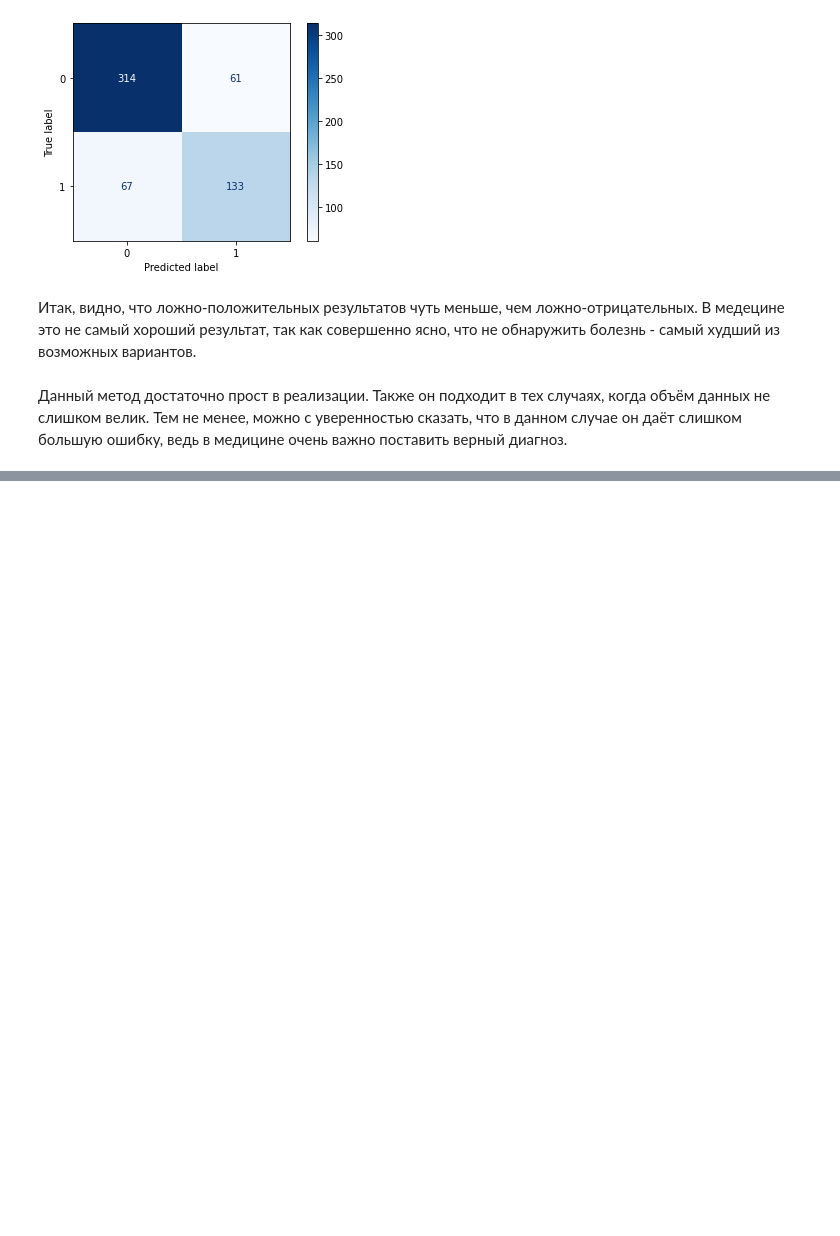
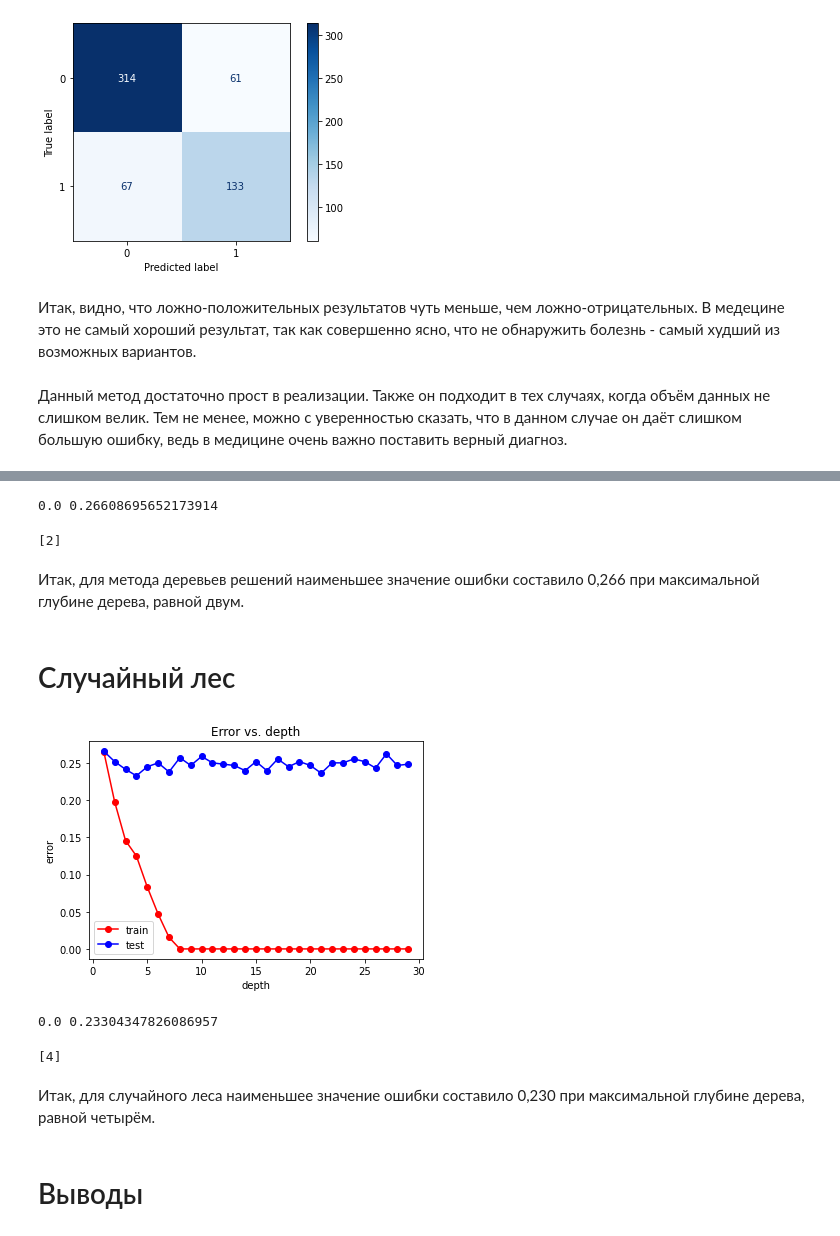
Before and after one commit to 381706LembrikovStepan/MachineLearning, a Jupyter notebook: Diabet_first_homework.ipynb, the cells around one changed output, grey strips where cells are left out. Cells and saved outputs as stored; diff of their text form; code cells hidden in the pictures; blank space fills up the shorter version.

```diff
--- a/Diabet_first_homework.ipynb
+++ b/Diabet_first_homework.ipynb
@@ -322,0 +464,54 @@ pass
+# %%
+min_train_err = np.min(train_err)
+min_test_err = np.min(test_err)
+print(min_train_err, min_test_err)
+# %% [output]
+0.0 0.26608695652173914
+# %%
+dep_opt = depth[test_err == min_test_err]
+print(dep_opt)
+# %% [output]
+[2]
+# %% [markdown]
+Итак, для метода деревьев решений наименьшее значение ошибки составило 0,266 при максимальной глубине дерева, равной двум.
+# %% [markdown]
+# Случайный лес
+# %%
+from sklearn.ensemble import RandomForestClassifier
+
+depth = np.arange(1, 30)
+test_err = []
+train_err = []
+for dep in depth:
+    rand_forest_model = RandomForestClassifier(max_depth = dep)
+    rand_forest_model.fit(X_train, y_train)
+
+    y_train_pred = rand_forest_model.predict(X_train)
+    y_test_pred = rand_forest_model.predict(X_test)
+    train_err.append(np.mean(y_train != y_train_pred))
+    test_err.append(np.mean(y_test != y_test_pred))
+# %%
+plt.plot(hidden_layer, train_err, 'r-o', label = 'train')
+plt.plot(hidden_layer, test_err, 'b-o', label = 'test')
+plt.title('Error vs. depth')
+plt.xlabel('depth')
+plt.ylabel('error')
+plt.legend()
+pass
+# %% [output]
+[figure, added]
+# %%
+min_train_err = np.min(train_err)
+min_test_err = np.min(test_err)
+print(min_train_err, min_test_err)
+# %% [output]
+0.0 0.23304347826086957
+# %%
+dep_opt = depth[test_err == min_test_err]
+print(dep_opt)
+# %% [output]
+[4]
+# %% [markdown]
+Итак, для случайного леса наименьшее значение ошибки составило 0,230 при максимальной глубине дерева, равной четырём.
+# %% [markdown]
+# Выводы
```
Also changed, not shown: parts of 41 cells of this notebook.
